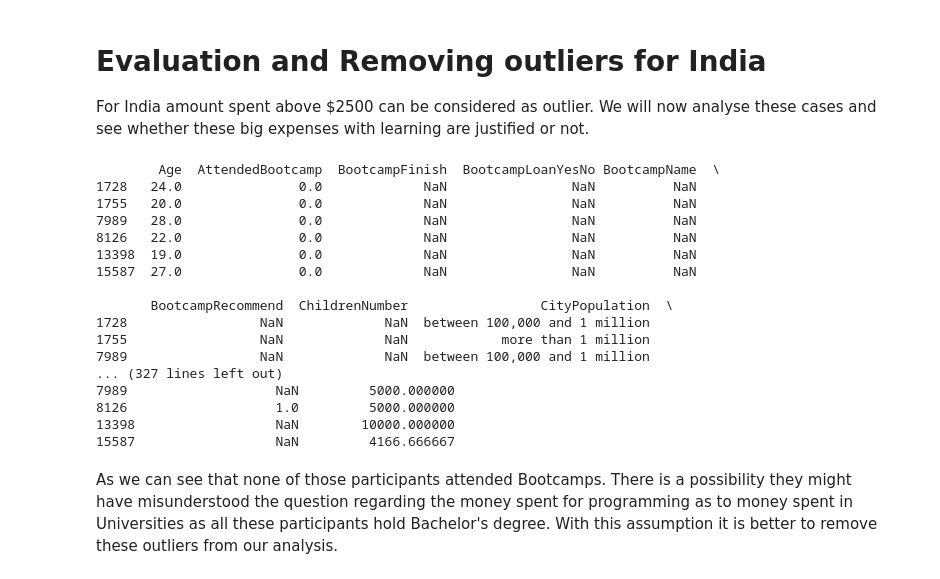
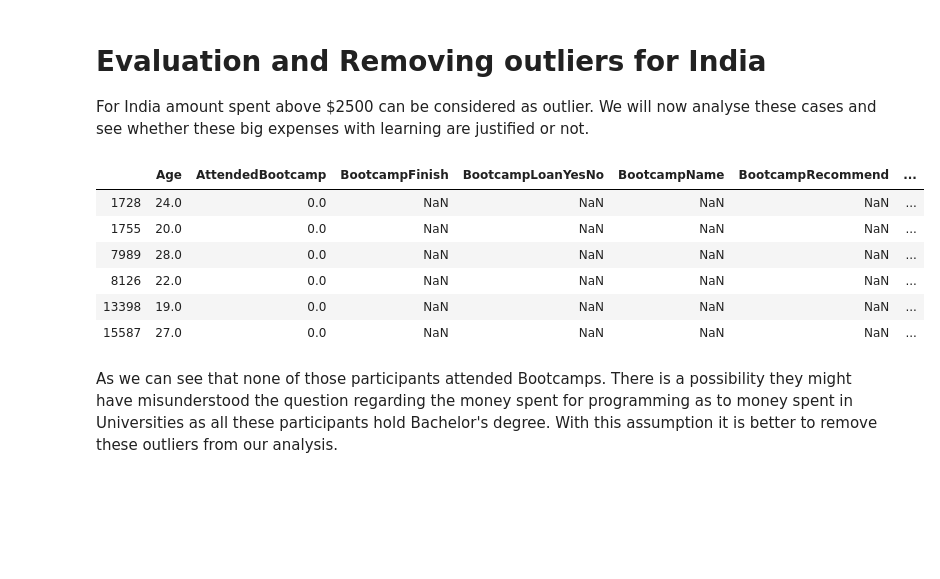
Before and after one commit to sreekanthac/Best-Market-to-advertise-E-Learnign-Product, a Jupyter notebook: Best_Market_to_advertise_E-Learning_Product.ipynb, the cells around one changed output. Saved outputs shown, nothing was run; the diff lists cells and outputs as text; code cells hidden in the pictures; blank space fills up the shorter version.

```diff
--- a/Best_Market_to_advertise_E-Learning_Product.ipynb
+++ b/Best_Market_to_advertise_E-Learning_Product.ipynb
@@ -303,26 +300,16 @@ We will now analyse these cases and see whether these big expenses with learning
 # %%
 # evaluate the outliers for India
 india_outlier = four_countries[(four_countries['CountryLive']=='India')
                                & (four_countries['MoneySpentPerMonth']>2500)]
-print(india_outlier)
+india_outlier
 # %% [output]
-        Age  AttendedBootcamp  BootcampFinish  BootcampLoanYesNo BootcampName  \
-1728   24.0               0.0             NaN                NaN          NaN
-1755   20.0               0.0             NaN                NaN          NaN
-7989   28.0               0.0             NaN                NaN          NaN
-8126   22.0               0.0             NaN                NaN          NaN
-13398  19.0               0.0             NaN                NaN          NaN
-15587  27.0               0.0             NaN                NaN          NaN
-
-       BootcampRecommend  ChildrenNumber                 CityPopulation  \
-1728                 NaN             NaN  between 100,000 and 1 million
-1755                 NaN             NaN            more than 1 million
-7989                 NaN             NaN  between 100,000 and 1 million
-... (327 lines left out)
-7989                   NaN         5000.000000
-8126                   1.0         5000.000000
-13398                  NaN        10000.000000
-15587                  NaN         4166.666667
+|  | Age | AttendedBootcamp | BootcampFinish | BootcampLoanYesNo | BootcampName | BootcampRecommend | ... |
+| 1728 | 24.0 | 0.0 | NaN | NaN | NaN | NaN | ... |
+| 1755 | 20.0 | 0.0 | NaN | NaN | NaN | NaN | ... |
+| 7989 | 28.0 | 0.0 | NaN | NaN | NaN | NaN | ... |
+| 8126 | 22.0 | 0.0 | NaN | NaN | NaN | NaN | ... |
+| 13398 | 19.0 | 0.0 | NaN | NaN | NaN | NaN | ... |
+| 15587 | 27.0 | 0.0 | NaN | NaN | NaN | NaN | ... |
 # %% [markdown]
 As we can see that none of those participants attended Bootcamps. There is a possibility they might have misunderstood the question regarding the money spent for programming as to money spent in Universities as all these participants hold Bachelor's degree. With this assumption it is better to remove these outliers from our analysis.
 # %%
```
Also changed, not shown: parts of 2 cells of this notebook.
